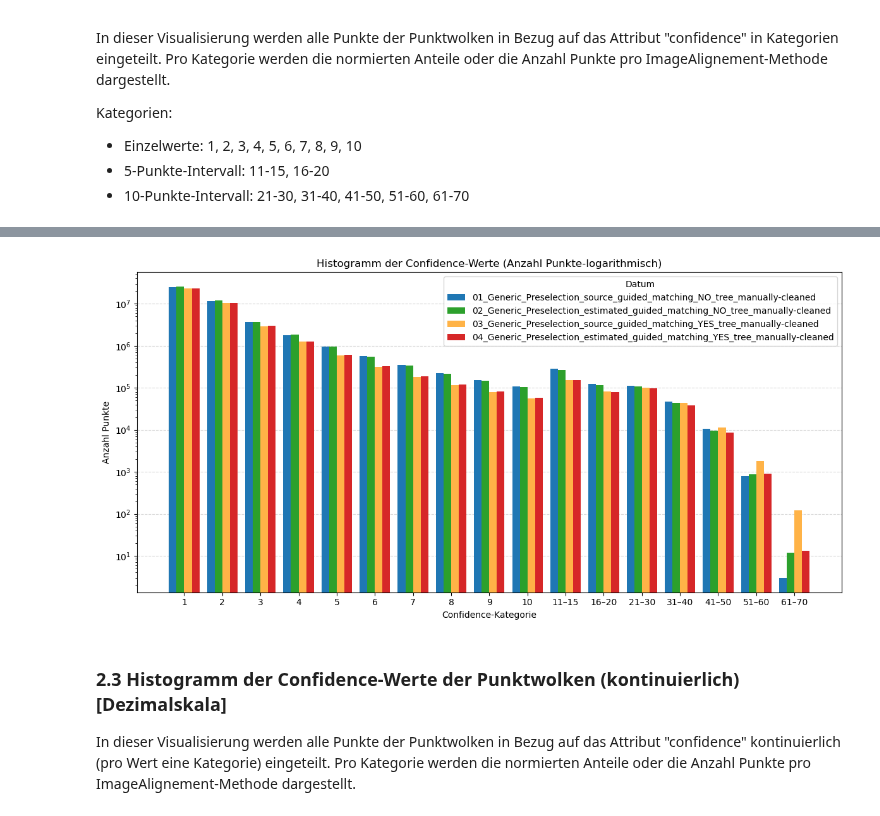
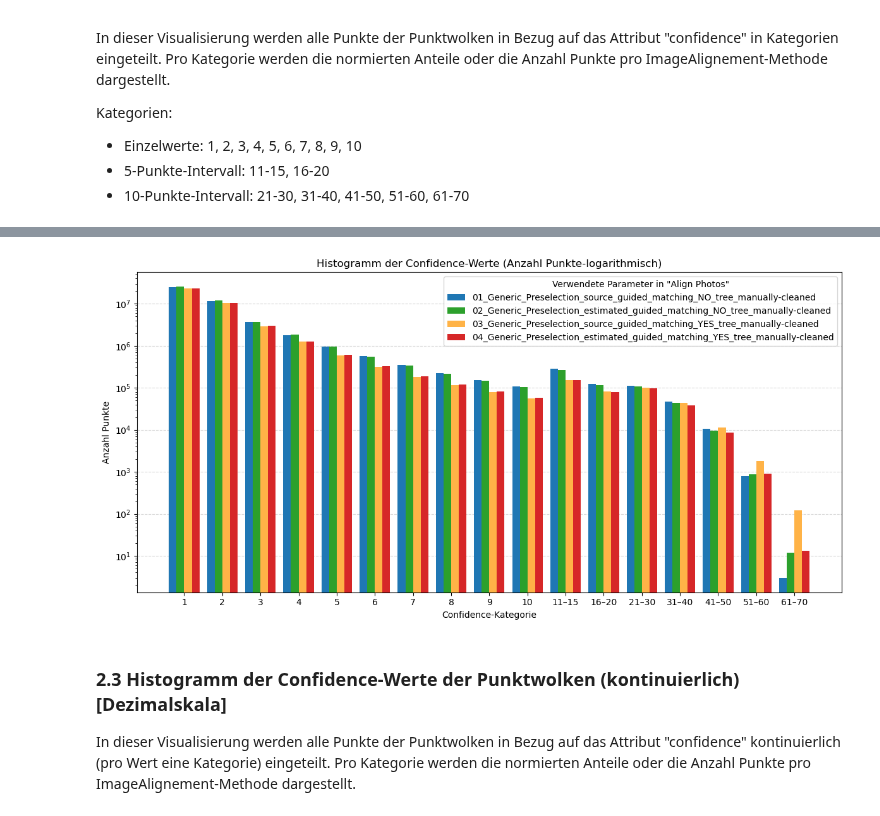
Before and after one commit to naamp/BTh11_Trieblaengenwachstum, a Jupyter notebook: 10_ImageAlignement_Testing/10_B3_ImageAlignement_Testing_PointCloud_tree_cleaned_Confidence.ipynb, the cells around one changed output, grey strips where cells are left out. Cells and saved outputs as stored; diff of their text form; code cells hidden in the pictures.

```diff
--- a/10_ImageAlignement_Testing/10_B3_ImageAlignement_Testing_PointCloud_tree_cleaned_Confidence.ipynb
+++ b/10_ImageAlignement_Testing/10_B3_ImageAlignement_Testing_PointCloud_tree_cleaned_Confidence.ipynb
@@ -376,35 +378,35 @@ for idx, file in enumerate(las_files):
         # Optional: Nur das Datum aus dem Dateinamen extrahieren
         basename = os.path.basename(file)
         label = os.path.splitext(basename)[0]  # z.B. "20250224"
         labels.append(label)
     except Exception as e:
         print(f"Fehler beim Verarbeiten von {file}: {e}")
 
 # Plot vorbereiten
 x = np.arange(len(bin_labels))  # Positionen der Kategorien
 width = 0.8 / len(hist_data)  # Balkenbreite dynamisch anpassen
 
 fig, ax = plt.subplots(figsize=(12, 6))
 
 # Für jede Datei Balken zeichnen
 for i, (hist, label) in enumerate(zip(hist_data, labels)):
     offset = (i - len(hist_data)/2) * width + width/2
     ax.bar(x + offset, hist, width=width, label=label, color=colors[i % len(colors)], zorder=100)
 
 # Achsen & Layout
 ax.set_xticks(x)
 ax.set_xticklabels(bin_labels)
 ax.set_xlabel("Confidence-Kategorie")
 ax.set_ylabel("Anzahl Punkte")
 ax.set_title("Histogramm der Confidence-Werte (Anzahl Punkte-logarithmisch)")
 ax.set_yscale("log")
-ax.legend(title="Datum")
+ax.legend(title='Verwendete Parameter in "Align Photos"')
 ax.grid(axis="y", linestyle="--", alpha=0.5)
 
 plt.tight_layout()
 plt.show()
 # %% [output]
-[figure, old version]
+[figure, new version]
 # %% [markdown]
 ### 2.3 Histogramm der Confidence-Werte der Punktwolken (kontinuierlich) [Dezimalskala]
 In dieser Visualisierung werden alle Punkte der Punktwolken in Bezug auf das Attribut "confidence" kontinuierlich (pro Wert eine Kategorie) eingeteilt. Pro Kategorie werden die normierten Anteile oder die Anzahl Punkte pro ImageAlignement-Methode dargestellt.
```
Also changed, not shown: parts of 3 cells of this notebook, 5 other files.
